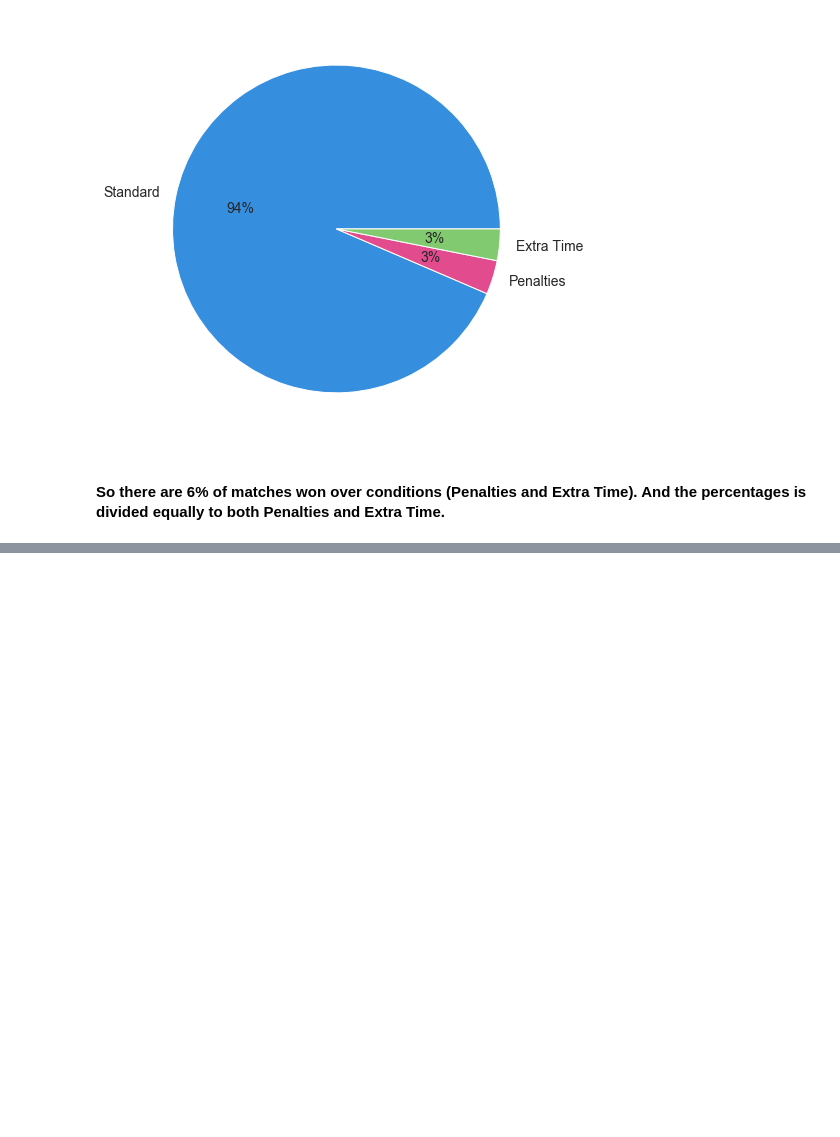
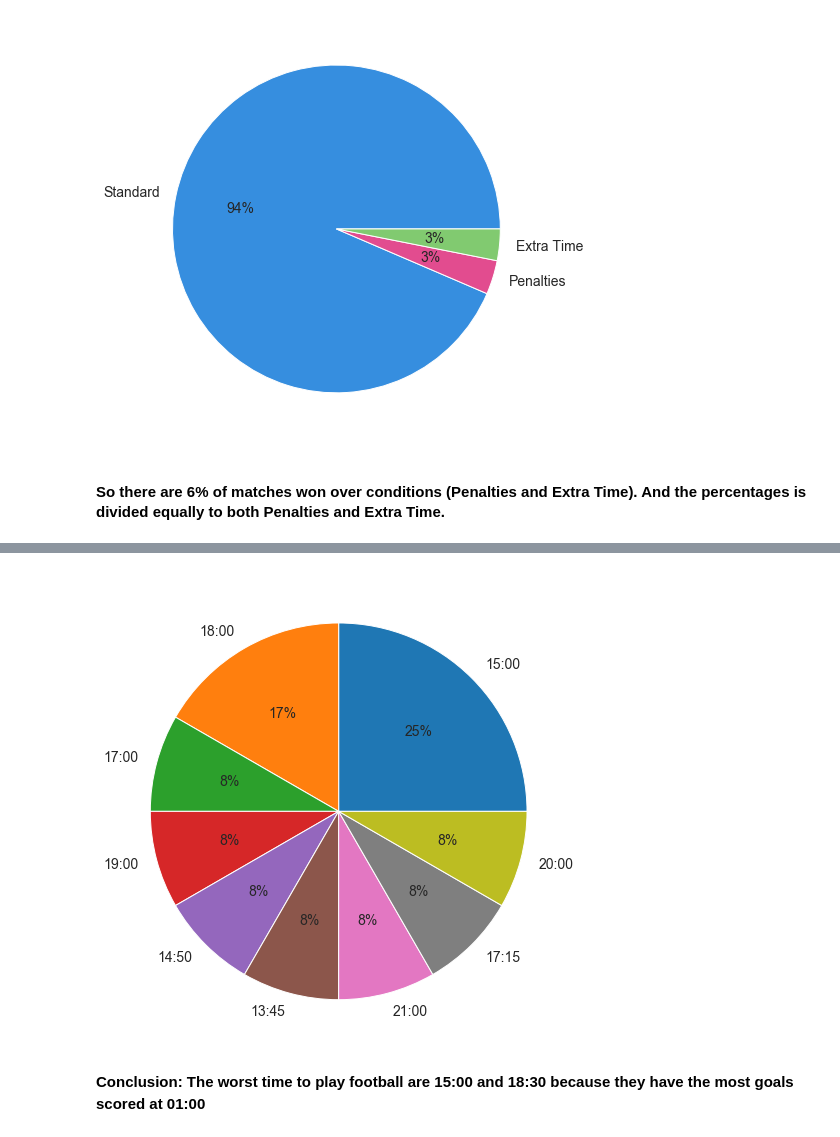
Before and after one commit to jodythai/world-cup-da, a Jupyter notebook: Team 6 - World Cup.ipynb, the cells around one changed output, grey strips where cells are left out. Drawn from its saved outputs; the diff is of its cells as text; code cells hidden in the pictures; blank space fills up the shorter version.

```diff
--- a/Team 6 - World Cup.ipynb
+++ b/Team 6 - World Cup.ipynb
@@ -602,0 +652,6 @@ plt.show()
+# %%
+df_luckiest_time = df_matches_players[(df_matches_players["Event Type"] == "G") & (df_matches_players["Event At"] == "1")][["Time", "Event Type", "Event At"]].reset_index()
+df_luckiest_time["Time"] = df_luckiest_time["Time"].astype("object")
+
+df_luckiest_time = df_luckiest_time[df_luckiest_time["Time"] != "0"]["Time"].value_counts()
+df_luckiest_time
@@ -602,0 +669,19 @@ plt.show()
+# %%
+labels = df_luckiest_time.index
+colors = ['#368edf','#e24c8f','#81ca70']
+
+fig, ax = plt.subplots(figsize=(7, 7))
+patches, texts, autotexts = ax.pie(df_luckiest_time.values, labels=labels, autopct='%1.0f%%')
+
+for text in texts:
+  text.set_fontsize(14)
+
+for autotext in autotexts:
+  autotext.set_fontsize(14)
+
+plt.tight_layout()
+plt.show()
+# %% [output]
+[figure, added]
+# %% [markdown]
+**Conclusion: The worst time to play football are 15:00 and 18:30 because they have the most goals scored at 01:00**
```
Also changed, not shown: parts of 14 cells of this notebook, 2 other files.
